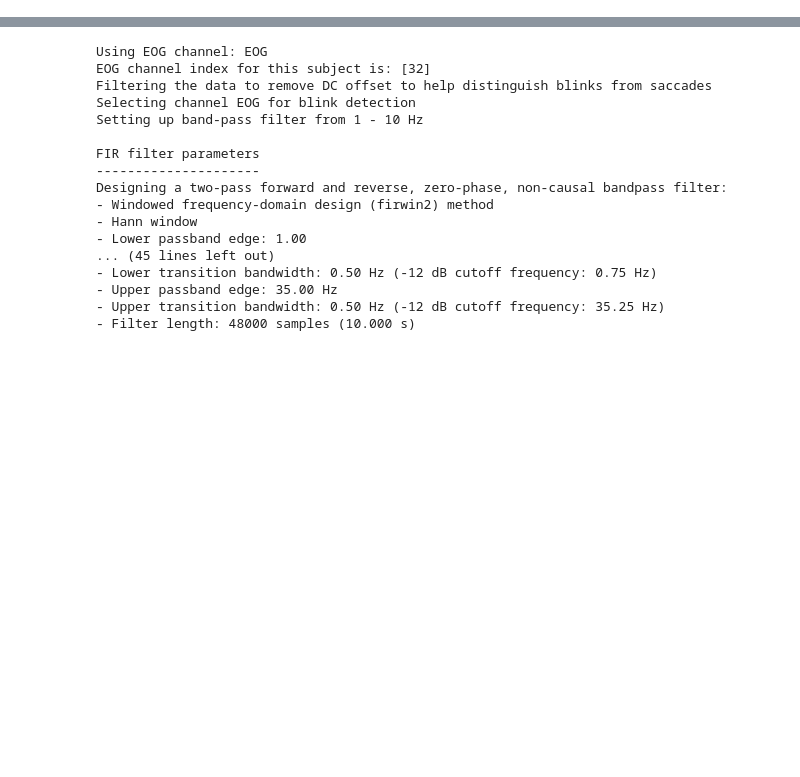
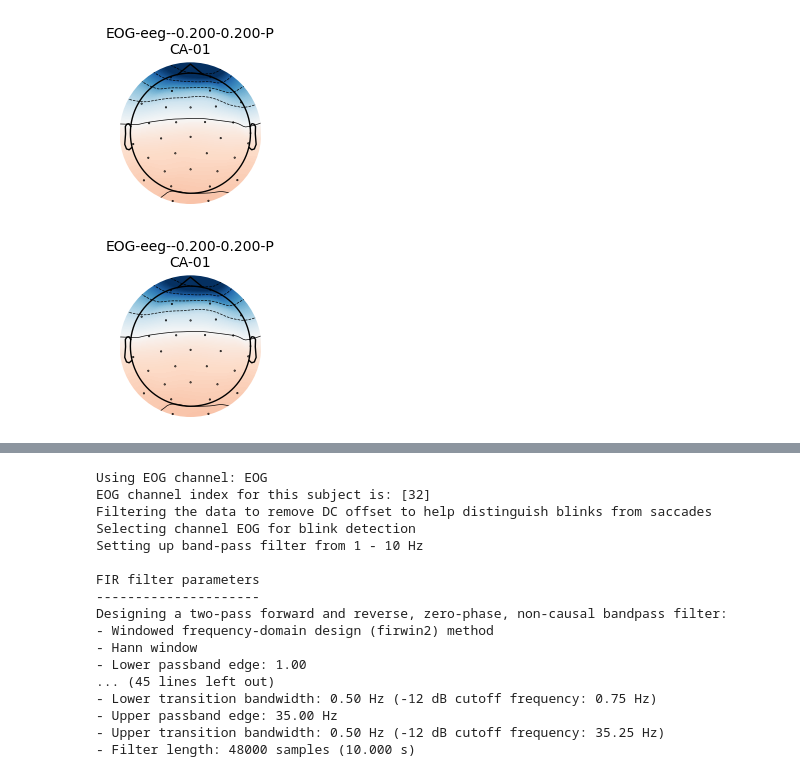
Before and after one commit to Shawnzty/tRNS-Intelligence, a Jupyter notebook: processing/prepare_raw_file/repair_EOG.ipynb, the cells around one changed output, grey strips where cells are left out. Drawn from its saved outputs; the diff is of its cells as text; code cells hidden in the pictures; blank space fills up the shorter version.

```diff
--- a/processing/prepare_raw_file/repair_EOG.ipynb
+++ b/processing/prepare_raw_file/repair_EOG.ipynb
@@ -11,7 +171,7 @@ from mne.preprocessing import (
 # %%
 # load raw
-subject_id = 1
+subject_id = 19
 tasktime = 1 # 1-pre, 2-post
-raw_path = os.path.join('..', '..', '..', 'data', str(subject_id), 'raw_' + str(subject_id) + '_' + str(tasktime) + '.fif')
+raw_path = os.path.join('..', '..', '..', 'data', str(subject_id), 'test_raw_' + str(subject_id) + '_' + str(tasktime) + '.fif')
 raw = mne.io.read_raw_fif(raw_path, preload=True)
 # %% [output]
@@ -22,18 +182,18 @@ Reading 0 ... 3865075  =      0.000 ...   805.224 secs...
 # %%
-# # Pick EEG and EOG channels
-# raw.pick_types(eeg=True, eog=True, exclude=[])
+# Pick EEG and EOG channels
+raw.pick_types(eeg=True, eog=True, exclude=[])
 
-# # Set EEG reference and filter data
-# # raw.set_eeg_reference('average')
-# # Highpass filter to eliminate slow drifts
+# Set EEG reference and filter data
+# raw.set_eeg_reference('average')
+# Highpass filter to eliminate slow drifts
 # raw.filter(0.3, None, picks= ['eeg', 'eog'])
 
 # raw.plot(title="Before")
 
-# # Create EOG epochs
-# eog_evoked = create_eog_epochs(raw).average(picks="all")
-# eog_evoked.apply_baseline((None, None))
-# # eog_evoked.plot_joint()
-# eog_projs, _ = compute_proj_eog(
-#     raw, n_grad=1, n_mag=1, n_eeg=1, reject=None, no_proj=True
-# )
+# Create EOG epochs
+eog_evoked = create_eog_epochs(raw).average(picks="all")
+eog_evoked.apply_baseline((None, None))
+# eog_evoked.plot_joint()
+eog_projs, _ = compute_proj_eog(
+    raw, n_grad=1, n_mag=1, n_eeg=1, reject=None, no_proj=True
+)
@@ -40,3 +229,6 @@ Reading 0 ... 3865075  =      0.000 ...   805.224 secs...
 # %%
-# mne.viz.plot_projs_topomap(eog_projs, info=raw.info)
+mne.viz.plot_projs_topomap(eog_projs, info=raw.info)
+# %% [output]
+[figure, added]
+[figure, added]
 # %%
```
Also changed, not shown: parts of 5 cells of this notebook, 3 other files.
